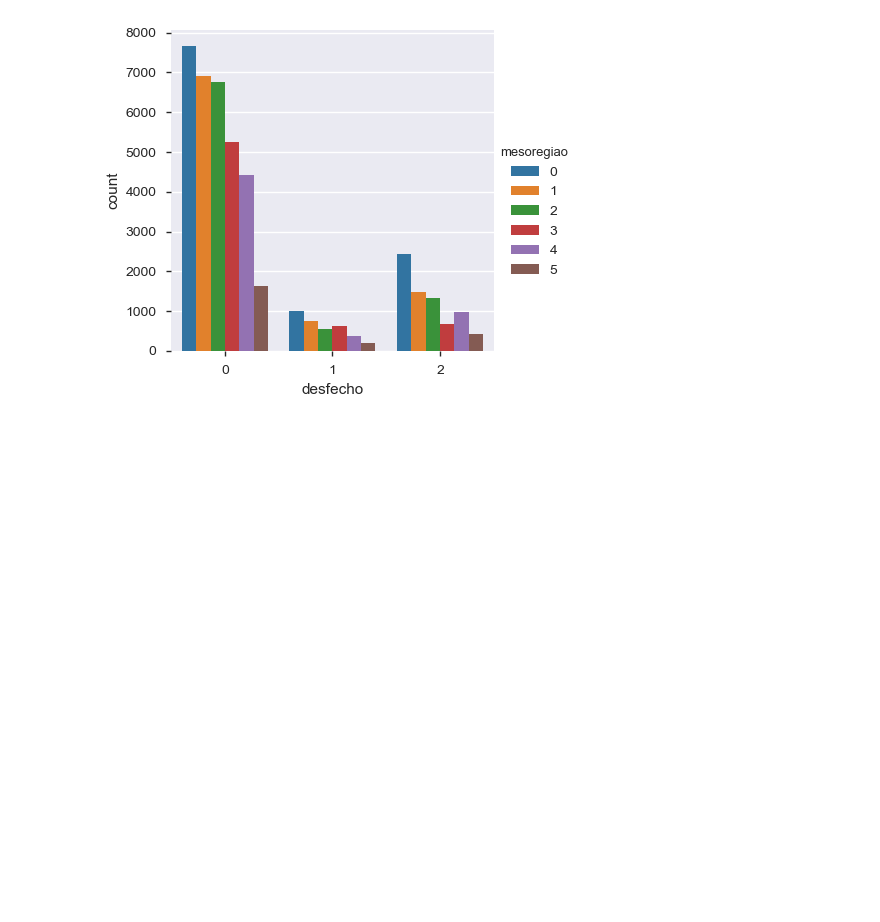
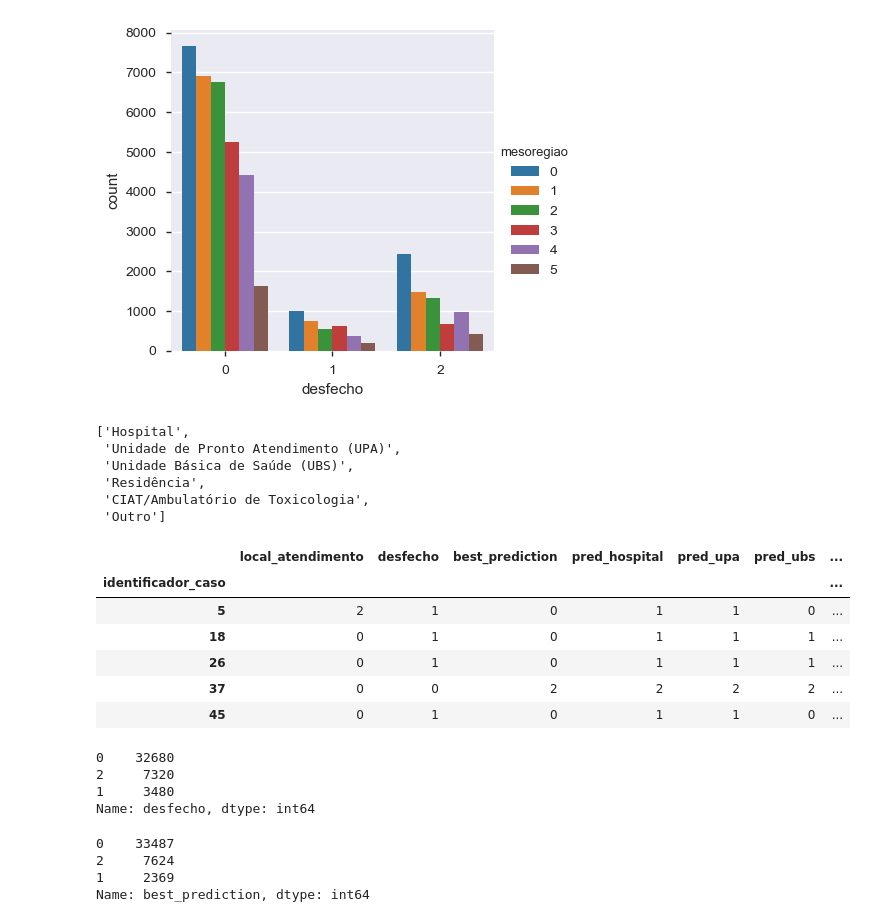
Before and after one commit to igoryamamoto/data-mining, a Jupyter notebook: data-preparation.ipynb, the cells around one changed output. Drawn from its saved outputs; the diff is of its cells as text; code cells hidden in the pictures; blank space fills up the shorter version.

```diff
--- a/data-preparation.ipynb
+++ b/data-preparation.ipynb
@@ -391,7 +391,7 @@ metrics.accuracy_score(y_test, y_pred)
 # %% [markdown]
 ### Decision Tree
 # %%
-tree_model = tree.DecisionTreeClassifier(max_depth=5)
+tree_model = tree.DecisionTreeClassifier(max_depth=10)
 tree_model.fit(x_train, y_train)
 tree_model.score(x_test, y_test)
 y_pred = tree_model.predict(x_test)
@@ -447,3 +447,68 @@ sns.factorplot(x="desfecho", data=final_data, hue="mesoregiao", kind="count")
 # %% [output]
 <seaborn.axisgrid.FacetGrid at 0x...>
 [figure]
+# %%
+y_pred_locais = np.zeros((len(locais), len(final_data)))
+best_y = np.zeros(len(final_data))
+for i in range(len(locais)):
+    df = (
+        final_data
+        .assign(local_atendimento=i)
+        .drop("desfecho", axis=1)
+    )
+    y_pred = tree_model.predict(df)
+    y_pred_locais[i] = y_pred
+    if i == 0:
+        best_y = y_pred
+    else:
+        a = y_pred_locais[i]
+        b = y_pred_locais[i-1]
+        best_y = np.where(b < a, b, a)
+# %%
+locais
+# %% [output]
+['Hospital',
+ 'Unidade de Pronto Atendimento (UPA)',
+ 'Unidade Básica de Saúde (UBS)',
+ 'Residência',
+ 'CIAT/Ambulatório de Toxicologia',
+ 'Outro']
+# %%
+result = (
+    final_data
+    .assign(best_prediction=best_y.astype(int))
+    .assign(pred_hospital=y_pred_locais[0].astype(int))
+    .assign(pred_upa=y_pred_locais[1].astype(int).astype(int))
+    .assign(pred_ubs=y_pred_locais[2].astype(int))
+    .assign(pred_residencia=y_pred_locais[3].astype(int))
+    .assign(pred_ciat=y_pred_locais[4].astype(int))
+    .assign(pred_outro=y_pred_locais[5].astype(int))
+    [["local_atendimento", "desfecho", "best_prediction",
+     "pred_hospital", "pred_upa", "pred_ubs", "pred_residencia",
+     "pred_ciat", "pred_outro"]]
+)
+# %%
+different_results = result[result.desfecho != result.best_prediction]
+different_results.head()
+# %% [output]
+|  | local_atendimento | desfecho | best_prediction | pred_hospital | pred_upa | pred_ubs | ... |
+| identificador_caso |  |  |  |  |  |  | ... |
+| 5 | 2 | 1 | 0 | 1 | 1 | 0 | ... |
+| 18 | 0 | 1 | 0 | 1 | 1 | 1 | ... |
+| 26 | 0 | 1 | 0 | 1 | 1 | 1 | ... |
+| 37 | 0 | 0 | 2 | 2 | 2 | 2 | ... |
+| 45 | 0 | 1 | 0 | 1 | 1 | 0 | ... |
+# %%
+result.desfecho.value_counts()
+# %% [output]
+0    32680
+2     7320
+1     3480
+Name: desfecho, dtype: int64
+# %%
+result.best_prediction.value_counts()
+# %% [output]
+0    33487
+2     7624
+1     2369
+Name: best_prediction, dtype: int64
```
Also changed, not shown: parts of 4 cells of this notebook.
